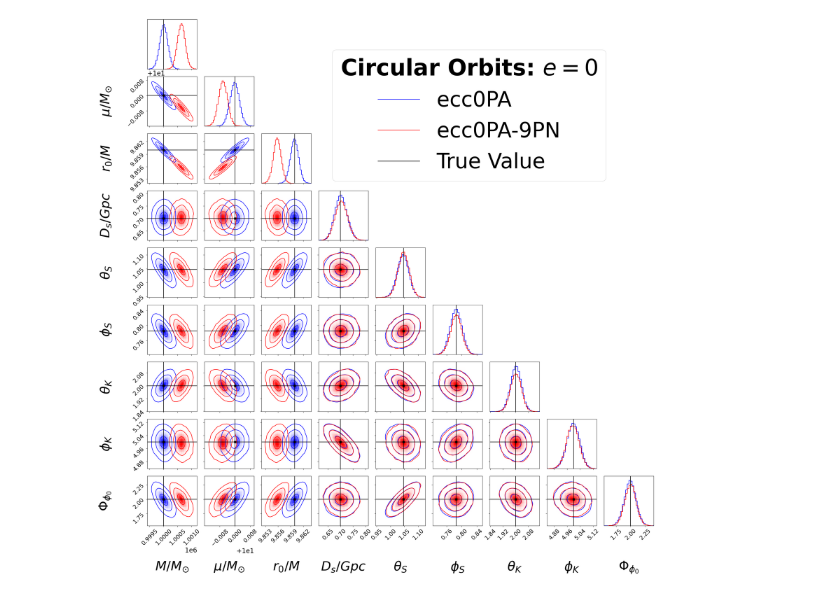
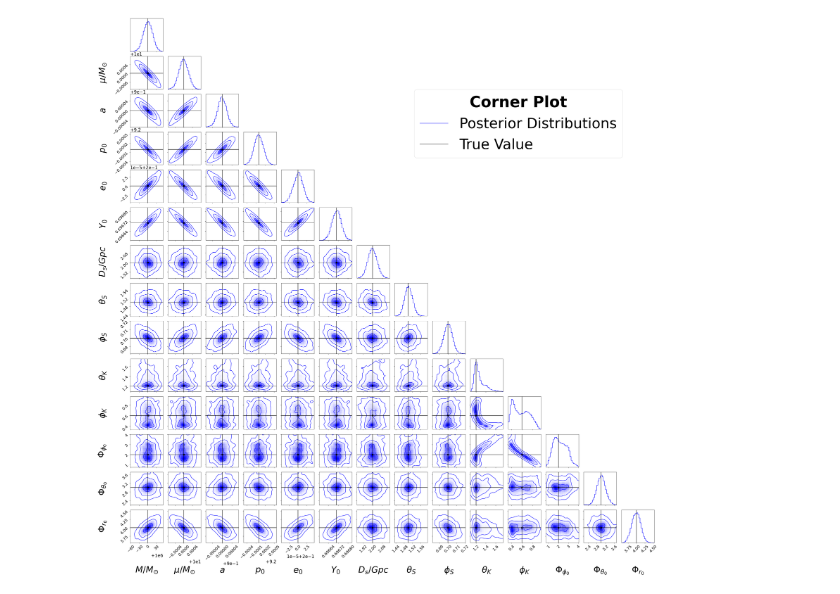
Before and after one commit to OllieBurke/EMRI_PE, a Jupyter notebook: notebooks/analyse_samples.ipynb, the cells around one changed output. Cells and saved outputs as stored; diff of their text form; code cells hidden in the pictures.

Commit message:
notebook code fixed

```diff
--- a/notebooks/analyse_samples.ipynb
+++ b/notebooks/analyse_samples.ipynb
@@ -12,15 +11,13 @@ ModuleNotFoundError: No module named 'eryn'
 
 reader = eryn_HDF_Backend('../data_files/test_few.h5',read_only = True)
 
-N_iterations_circ_9PN = reader_circ_9PN_vs_reg_few_eryn.get_chain()['model_0'].shape[0]
-ntemps_circ_9PN = reader_circ_9PN_vs_reg_few_eryn.get_chain()['model_0'].shape[1]
-nwalkers_circ_9PN = reader_circ_9PN_vs_reg_few_eryn.get_chain()['model_0'].shape[2]
+N_iterations = reader.get_chain()['model_0'].shape[0]
+N_temps = reader.get_chain()['model_0'].shape[1]
+N_walkers = reader.get_chain()['model_0'].shape[2]
+N_params = reader.get_chain()['model_0'].shape[-1]
 
-reader_circ_9PN_vs_reg_few_eryn.get_chain()['model_0']
+samples_after_burnin = [reader.get_chain(discard = 800)['model_0'][:,i].reshape(-1,N_params)
+                    for i in range(N_temps)]  # Take true chain]
 
-collected_samps_circ_9PN_vs_reg_few_temps = [reader_circ_9PN_vs_reg_few_eryn.get_chain(discard = 800)['model_0'][:,i].reshape(-1,9)
-                    for i in range(ntemps_circ_9PN)]  # Take true chain]
 
-# collected_samps_ecc_reg_few_vs_reg_few = [reader_ecc_reg_few_vs_reg_few.get_chain(discard = 0)[:,:,j].flatten()for j in range(N_params_ecc)]
-
-log_like_9PN_circ = reader_circ_9PN_vs_reg_few_eryn.get_log_like(discard = 0)
+log_like = reader.get_log_like(discard = 0)
@@ -29,59 +28,46 @@ NameError: name 'eryn_HDF_Backend' is not defined
 # %%
 from matplotlib.font_manager import FontProperties
 plt.rcParams['font.size'] = 20
 
 # Now check the corner plot, check all are gaussian.
 
-# Corner plot
-# os.chdir(plot_directory)
-params_corner_circ =[r"$M/M_{\odot}$", r"$\mu/M_{\odot}$", r"$r_{0}/M$", r"$D_{s}/Gpc$", r"$\theta_{S}$", r"$\phi_{S}$", r"$\theta_{K}$", r"$\phi_{K}$", r"$\Phi_{\phi_{0}}$"]
+params_corner =[r"$M/M_{\odot}$", r"$\mu/M_{\odot}$", r"$a$",
+                     r"$p_{0}$", r"$e_{0}$", r"$Y_{0}$", r"$D_{s}/Gpc$",
+                     r"$\theta_{S}$", r"$\phi_{S}$", r"$\theta_{K}$", r"$\phi_{K}$",
+                     r"$\Phi_{\phi_{0}}$", r"$\Phi_{\theta_{0}}$", r"$\Phi_{r_{0}}$"]
 
-true_vals_circ = np.array([1e6,10,9.86,0.7,np.pi/3,np.pi/4,2.0, 5.0, 2])
+true_vals = np.array([1e6,10,0.9, 9.2, 0.2, np.cos(0.8),2.0, 1.5, 0.7, 1.2, 0.6, 2.0, 3.0, 4.0])
 
 corner_kwargs = dict(plot_datapoints=False,smooth1d=True,
-                       labels=params_corner_circ, levels=(1 - np.exp(-0.5), 1 - np.exp(-2), 1 - np.exp(-9 / 2.)),
+                       labels=params_corner, levels=(1 - np.exp(-0.5), 1 - np.exp(-2), 1 - np.exp(-9 / 2.)),
                        label_kwargs=dict(fontsize=40), max_n_ticks=4,
                        show_titles=False, smooth = True, labelpad = 0.4)
 
-N_params_circ = len(params_corner_circ)
 
-import corner
-samples_reg_few_vs_reg_few = np.column_stack(collected_samps_circ_reg_few_vs_reg_few)
+samples_corner = np.column_stack(samples_after_burnin)
 
-weights = len(collected_samps_circ_reg_few_vs_reg_few[0])/len(collected_samps_circ_9PN_vs_reg_few_temps[0][:,0]) * np.ones(len(collected_samps_circ_9PN_vs_reg_few_temps[0][:,0]))
+figure = corner.corner(samples_corner,bins = 30, color = 'blue', **corner_kwargs)
 
-figure = corner.corner(samples_reg_few_vs_reg_few,bins = 30, color = 'blue', **corner_kwargs)
+axes = np.array(figure.axes).reshape((N_params, N_params))
 
-corner.corner(collected_samps_circ_9PN_vs_reg_few_temps[0], fig = figure, bins = 30, color = 'red', weights = weights, **corner_kwargs)
+for i in range(N_params):
+    ax = axes[i, i]
+    ax.axvline(true_vals[i], color="k")
 
-axes = np.array(figure.axes).reshape((N_params_circ, N_params_circ))
-
-for i in range(N_params_circ):
-    ax = axes[i, i]
-    ax.axvline(true_vals_circ[i], color="k")
-
-for yi in range(N_params_circ):
+for yi in range(N_params):
     for xi in range(yi):
         ax = axes[yi, xi]
-        ax.axhline(true_vals_circ[yi], color="k")
-        ax.axvline(true_vals_circ[xi],color= "k")
-        ax.plot(true_vals_circ[xi], true_vals_circ[yi], "sk")
+        ax.axhline(true_vals[yi], color="k")
+        ax.axvline(true_vals[xi],color= "k")
+        ax.plot(true_vals[xi], true_vals[yi], "sk")
 
 for ax in figure.get_axes():
     ax.tick_params(axis='both', labelsize=18)
 
-blue_line = mlines.Line2D([], [], color='blue', label=r'ecc0PA')
-red_line = mlines.Line2D([], [], color='red', label=r'ecc0PA-9PN')
+blue_line = mlines.Line2D([], [], color='blue', label=r'Posterior Distributions')
 black_line = mlines.Line2D([], [], color='black', label='True Value')
 
-plt.legend(handles=[blue_line,red_line,black_line], fontsize = 65, frameon = True, bbox_to_anchor=(0.25, N_params_circ + 0.8), loc="upper right", title = r"Circular Orbits: $e = 0$", title_fontproperties = FontProperties(size = 70, weight = 'bold'))
+plt.legend(handles=[blue_line,black_line], fontsize = 65, frameon = True, bbox_to_anchor=(0.25, N_params), loc="upper right", title = r"Corner Plot", title_fontproperties = FontProperties(size = 70, weight = 'bold'))
 plt.subplots_adjust(left=-0.1, bottom=-0.1, right=None, top=None, wspace=0.15, hspace=0.15)
-
-os.chdir('/home/ad/burkeol/work/1PA_systematics/Data_Analysis/Paper_Plots')
-plt.savefig("Circular_9PN_adiabatic_e_0.pdf",bbox_inches = 'tight', dpi=20)
-
-# os.chdir('../../../notebooks/normal_mass_ratio/Eccentricity/plots_ecc_vs_circ/')
-# plt.savefig("paper_circ_Lorenzo.pdf",pad_inches=0.2, bbox_inches='tight')
-# plt.show()
 # %% [output]
-[figure, old version]
+[figure, new version]
```
Also changed, not shown: parts of 3 cells of this notebook.
